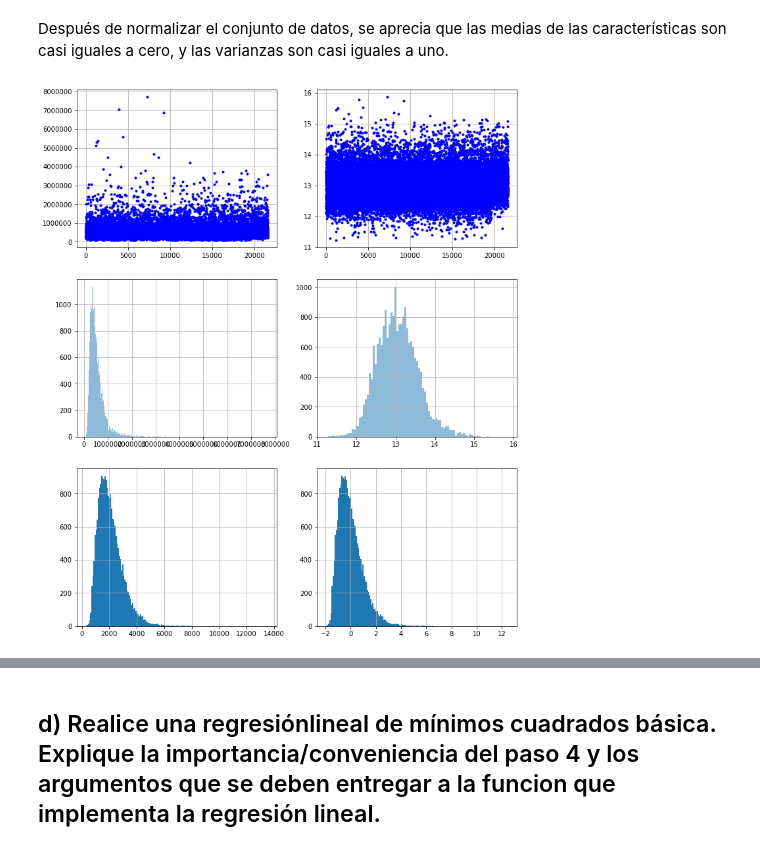
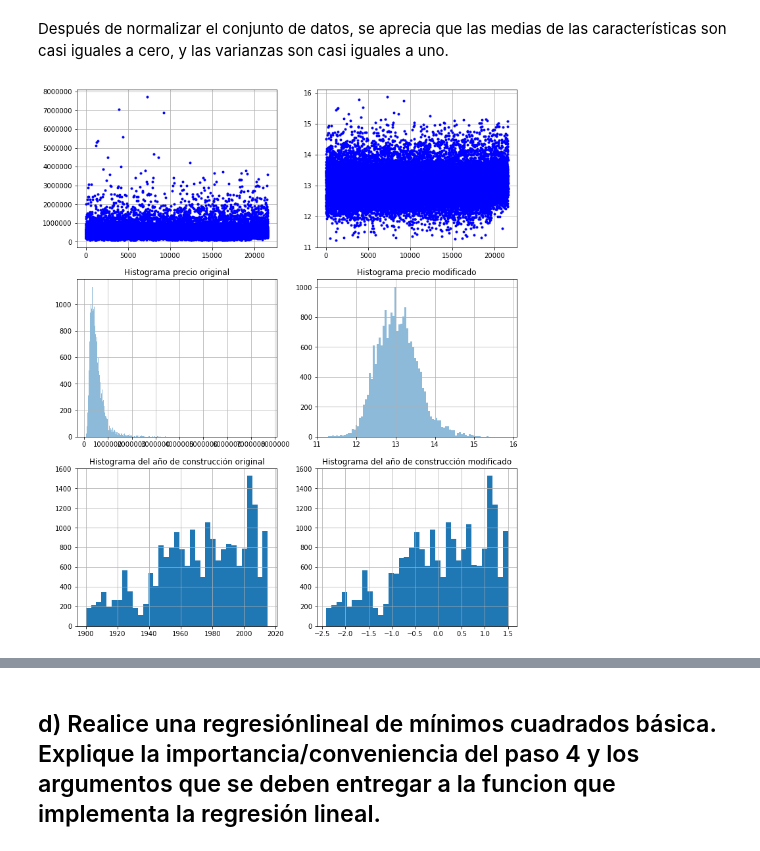
Before and after one commit to Caimapo/MachineLearning2017-02, a Jupyter notebook: Tarea 1 Máquinas de Aprendizaje.ipynb, the cells around one changed output, grey strips where cells are left out. Saved outputs shown, nothing was run; the diff lists cells and outputs as text; code cells hidden in the pictures.

```diff
--- a/Tarea 1 Máquinas de Aprendizaje.ipynb
+++ b/Tarea 1 Máquinas de Aprendizaje.ipynb
@@ -128,24 +128,24 @@ def set_style(axarr, lx, ly, title):
 # %%
 f, axarr = plt.subplots(3, 2,figsize=(12,15))
 
 axarr[0, 0].plot(df['price'], 'b.')
 set_style(axarr[0,0], '', '', '')
 
 axarr[0, 1].plot(df_scaled['price'], 'b.')
 set_style(axarr[0,1], '', '', '')
 
 axarr[1, 0].hist(df['price'], bins='auto', alpha=0.5)
-set_style(axarr[1,0], '', '', '')
+set_style(axarr[1,0], '', '', 'Histograma precio original')
 
 axarr[1, 1].hist(df_scaled['price'], bins='auto', alpha=0.5)
-set_style(axarr[1,1], '', '', '')
+set_style(axarr[1,1], '', '', 'Histograma precio modificado')
 
-axarr[2, 0].hist(df['sqft_living'], bins='auto')
-set_style(axarr[2,0], '', '', '')
+axarr[2, 0].hist(df['yr_built'], bins='auto')
+set_style(axarr[2,0], '', '', u'Histograma del año de construcción original')
 
-axarr[2, 1].hist(df_scaled['sqft_living'], bins='auto')
-set_style(axarr[2,1], '', '', '')
+axarr[2, 1].hist(df_scaled['yr_built'], bins='auto')
+set_style(axarr[2,1], '', '', u'Histograma del año de construcción modificado')
 
 plt.show()
 # %% [output]
-[figure, old version]
+[figure, new version]
```
Also changed, not shown: parts of 1 cell of this notebook.
